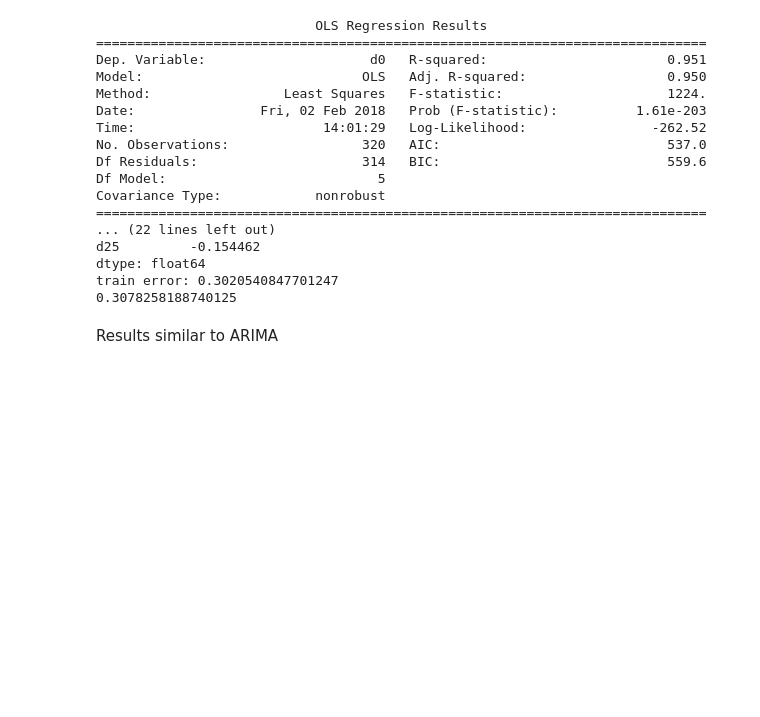
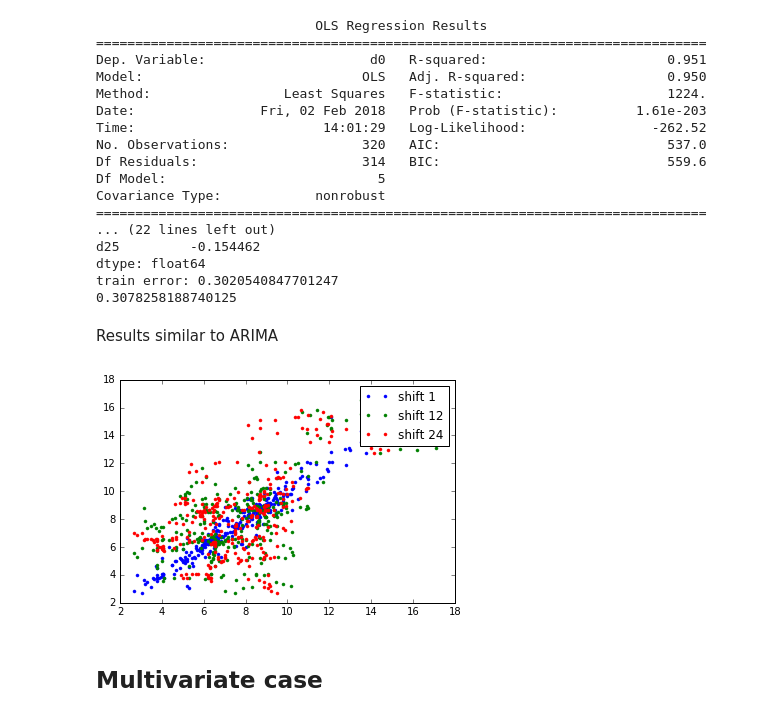
Before and after one commit to baruselli/random_walks, a Jupyter notebook: thingspeak.ipynb, the cells around one changed output. Cells and saved outputs as stored; diff of their text form; code cells hidden in the pictures; blank space fills up the shorter version.

Commit message:
multivar

```diff
--- a/thingspeak.ipynb
+++ b/thingspeak.ipynb
@@ -37,0 +27,5 @@ df_temp.tail()
+# %%
+df_temp=get_df(file='temp.csv',field='field1',label='Temperature')
+df_hum=get_df(file='hum.csv',field='field2',label='Humidity')
+df_pres=get_df(file='pres.csv',field='field3',label='Pressure')
+df_wind=get_df(file='wind.csv',field='field8',label='Wind')
@@ -480,6 +480,16 @@ train error: 0.3020540847701247
 0.3078258188740125
 # %% [markdown]
 Results similar to ARIMA
+# %%
+%matplotlib inline
+plt.plot(df_temp_60min,df_temp_60min.shift(1),'.',label='shift 1')
+plt.plot(df_temp_60min,df_temp_60min.shift(12),'.',label='shift 12')
+plt.plot(df_temp_60min,df_temp_60min.shift(24),'.',label='shift 24')
+plt.legend();
+# %% [output]
+[figure, added]
 # %%
 #%%R -i df_temp
 #ets(df_temp)
+# %% [markdown]
+## Multivariate case
```
Also changed, not shown: parts of 10 cells of this notebook, 5 other files.
